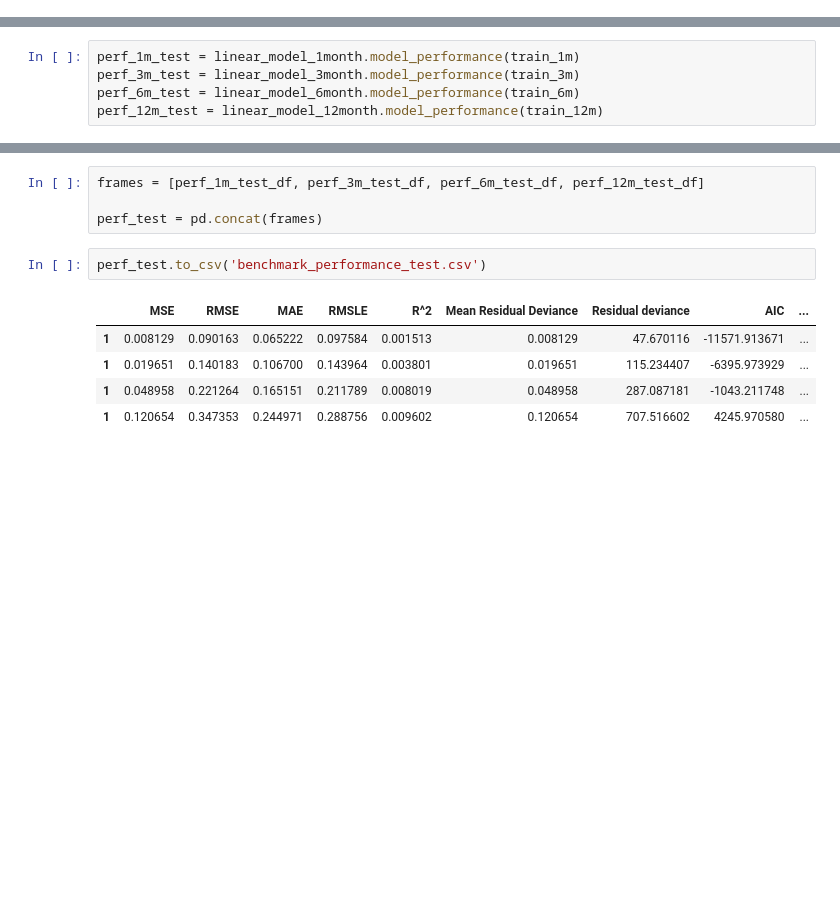
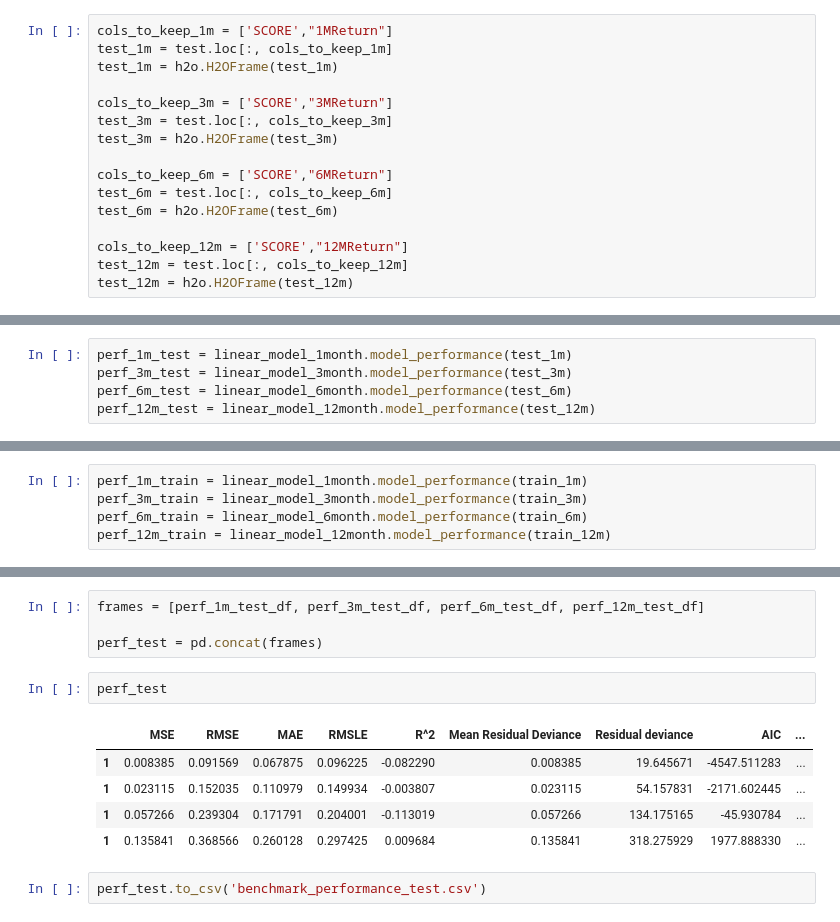
Before and after one commit to WojciechDopieralski/Finance_ML, a Jupyter notebook: Finance_ML/initial_modeling.ipynb, the cells around one changed output, grey strips where cells are left out. Drawn from its saved outputs; the diff is of its cells as text; blank space fills up the shorter version.

Commit message:
save performance for benchmark model on test data sets

```diff
--- a/Finance_ML/initial_modeling.ipynb
+++ b/Finance_ML/initial_modeling.ipynb
@@ -243,3 +243,19 @@ Variable Importances:
 | 0 | SCORE | 0.034134 | 1.0 | 1.0 |
 # %% [markdown]
 ## Models performance on testing data
+# %%
+cols_to_keep_1m = ['SCORE',"1MReturn"]
+test_1m = test.loc[:, cols_to_keep_1m]
+test_1m = h2o.H2OFrame(test_1m)
+
+cols_to_keep_3m = ['SCORE',"3MReturn"]
+test_3m = test.loc[:, cols_to_keep_3m]
+test_3m = h2o.H2OFrame(test_3m)
+
+cols_to_keep_6m = ['SCORE',"6MReturn"]
+test_6m = test.loc[:, cols_to_keep_6m]
+test_6m = h2o.H2OFrame(test_6m)
+
+cols_to_keep_12m = ['SCORE',"12MReturn"]
+test_12m = test.loc[:, cols_to_keep_12m]
+test_12m = h2o.H2OFrame(test_12m)
@@ -246,10 +267,15 @@ Variable Importances:
+# %%
+perf_1m_test = linear_model_1month.model_performance(test_1m)
+perf_3m_test = linear_model_3month.model_performance(test_3m)
+perf_6m_test = linear_model_6month.model_performance(test_6m)
+perf_12m_test = linear_model_12month.model_performance(test_12m)
 # %% [markdown]
 ## Saving results of benchmark modeling
 # %%
-perf_1m_test = linear_model_1month.model_performance(train_1m)
-perf_3m_test = linear_model_3month.model_performance(train_3m)
-perf_6m_test = linear_model_6month.model_performance(train_6m)
-perf_12m_test = linear_model_12month.model_performance(train_12m)
+perf_1m_train = linear_model_1month.model_performance(train_1m)
+perf_3m_train = linear_model_3month.model_performance(train_3m)
+perf_6m_train = linear_model_6month.model_performance(train_6m)
+perf_12m_train = linear_model_12month.model_performance(train_12m)
 # %%
 def modelmetrics_to_data_frame(model_metrics):
     columns = ('MSE','RMSE',"MAE","RMSLE","R^2","Mean Residual Deviance","Residual deviance",'AIC')
@@ -275,11 +325,13 @@ perf_12m_test_df['model'] = 'Benchmark linear regression 12m test'
 frames = [perf_1m_test_df, perf_3m_test_df, perf_6m_test_df, perf_12m_test_df]
 
 perf_test = pd.concat(frames)
+# %%
+perf_test
+# %% [output]
+|  | MSE | RMSE | MAE | RMSLE | R^2 | Mean Residual Deviance | Residual deviance | AIC | ... |
+| 1 | 0.008385 | 0.091569 | 0.067875 | 0.096225 | -0.082290 | 0.008385 | 19.645671 | -4547.511283 | ... |
+| 1 | 0.023115 | 0.152035 | 0.110979 | 0.149934 | -0.003807 | 0.023115 | 54.157831 | -2171.602445 | ... |
+| 1 | 0.057266 | 0.239304 | 0.171791 | 0.204001 | -0.113019 | 0.057266 | 134.175165 | -45.930784 | ... |
+| 1 | 0.135841 | 0.368566 | 0.260128 | 0.297425 | 0.009684 | 0.135841 | 318.275929 | 1977.888330 | ... |
 # %%
 perf_test.to_csv('benchmark_performance_test.csv')
-# %% [output]
-|  | MSE | RMSE | MAE | RMSLE | R^2 | Mean Residual Deviance | Residual deviance | AIC | ... |
-| 1 | 0.008129 | 0.090163 | 0.065222 | 0.097584 | 0.001513 | 0.008129 | 47.670116 | -11571.913671 | ... |
-| 1 | 0.019651 | 0.140183 | 0.106700 | 0.143964 | 0.003801 | 0.019651 | 115.234407 | -6395.973929 | ... |
-| 1 | 0.048958 | 0.221264 | 0.165151 | 0.211789 | 0.008019 | 0.048958 | 287.087181 | -1043.211748 | ... |
-| 1 | 0.120654 | 0.347353 | 0.244971 | 0.288756 | 0.009602 | 0.120654 | 707.516602 | 4245.970580 | ... |
```
Also changed, not shown: parts of 6 cells of this notebook, 2 other files.
